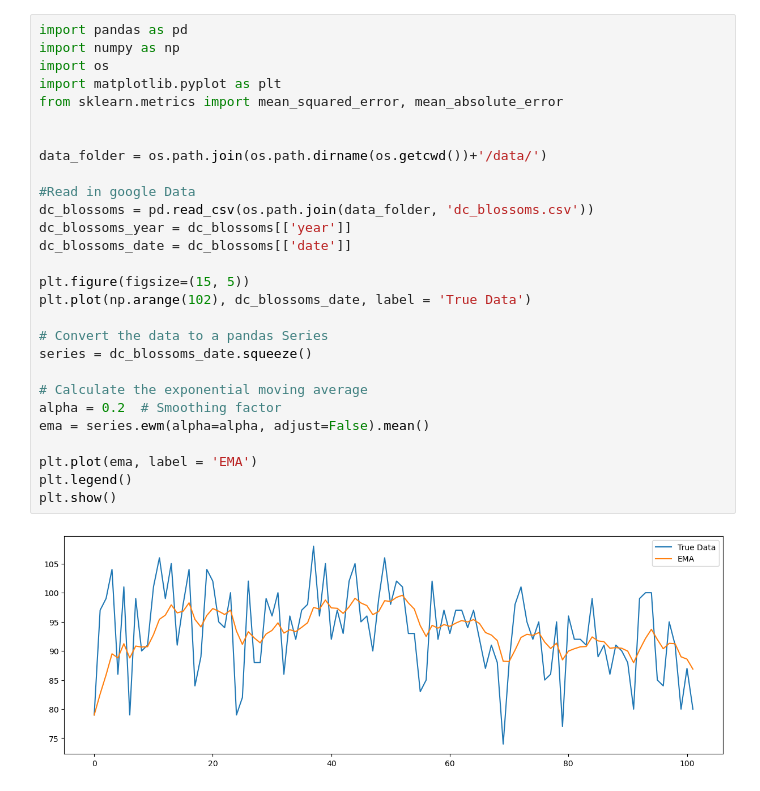
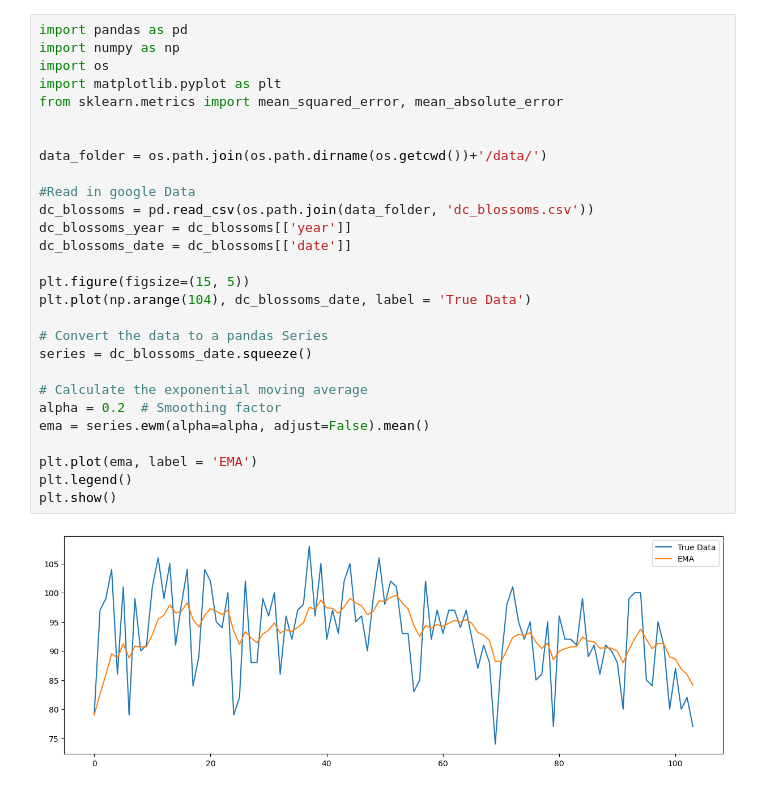
Before and after one commit to ajnetzley/MSDS-photoshoot, a Jupyter notebook: modeling/modeling.ipynb, the cells around one changed output. Drawn from its saved outputs; the diff is of its cells as text.

```diff
--- a/modeling/modeling.ipynb
+++ b/modeling/modeling.ipynb
@@ -1,32 +1,32 @@
 # %%
 import pandas as pd
 import numpy as np
 import os
 import matplotlib.pyplot as plt
 from sklearn.metrics import mean_squared_error, mean_absolute_error
 
 
 data_folder = os.path.join(os.path.dirname(os.getcwd())+'/data/')
 
 #Read in google Data
 dc_blossoms = pd.read_csv(os.path.join(data_folder, 'dc_blossoms.csv'))
 dc_blossoms_year = dc_blossoms[['year']]
 dc_blossoms_date = dc_blossoms[['date']]
 
 plt.figure(figsize=(15, 5))
-plt.plot(np.arange(102), dc_blossoms_date, label = 'True Data')
+plt.plot(np.arange(104), dc_blossoms_date, label = 'True Data')
 
 # Convert the data to a pandas Series
 series = dc_blossoms_date.squeeze()
 
 # Calculate the exponential moving average
 alpha = 0.2  # Smoothing factor
 ema = series.ewm(alpha=alpha, adjust=False).mean()
 
 plt.plot(ema, label = 'EMA')
 plt.legend()
 plt.show()
 # %% [output]
-[figure, old version]
+[figure, new version]
 # %%
 #Split data into training (up to 2000)
```
Also changed, not shown: parts of 1 cell of this notebook, 2 other files.
